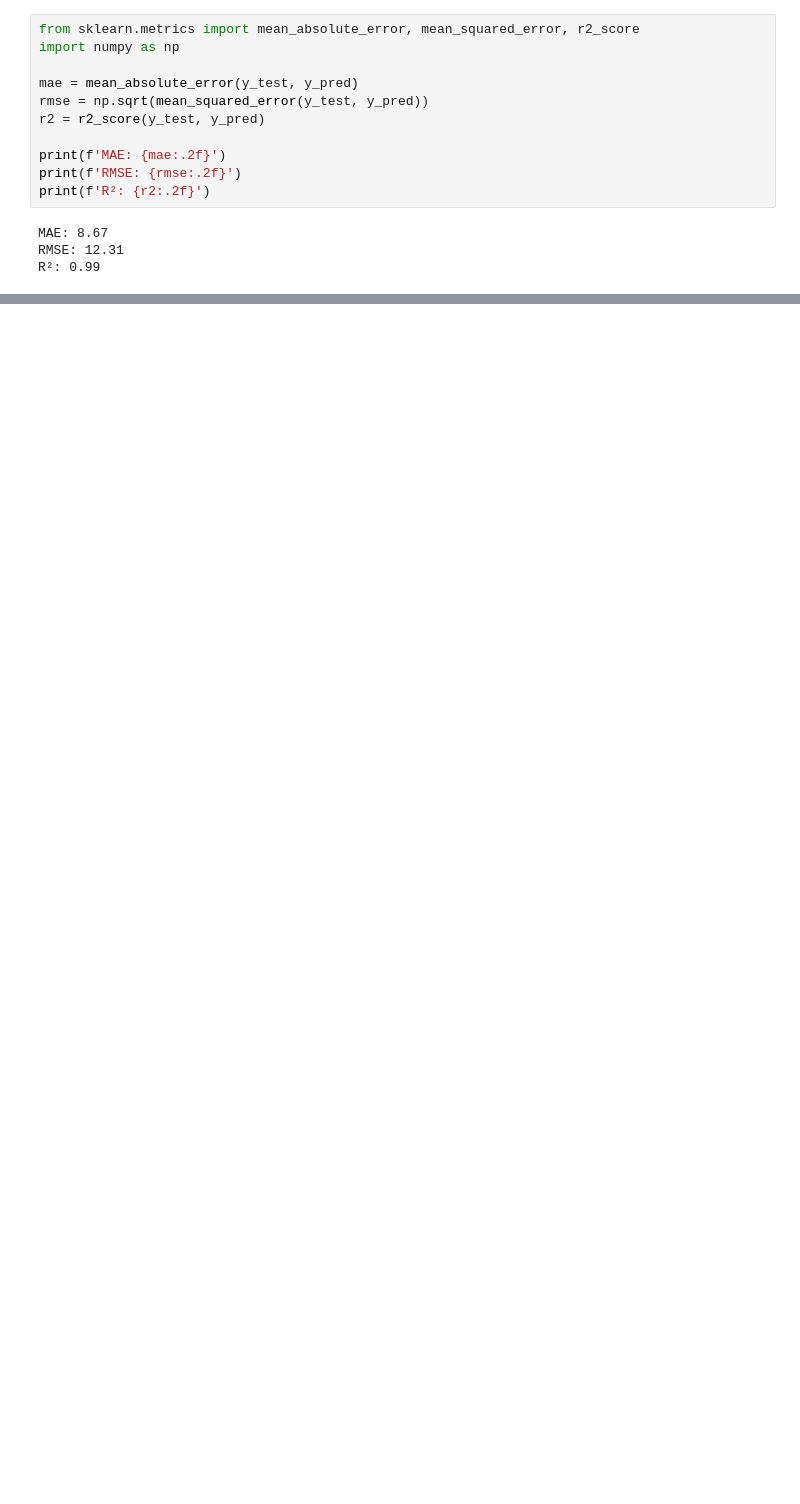
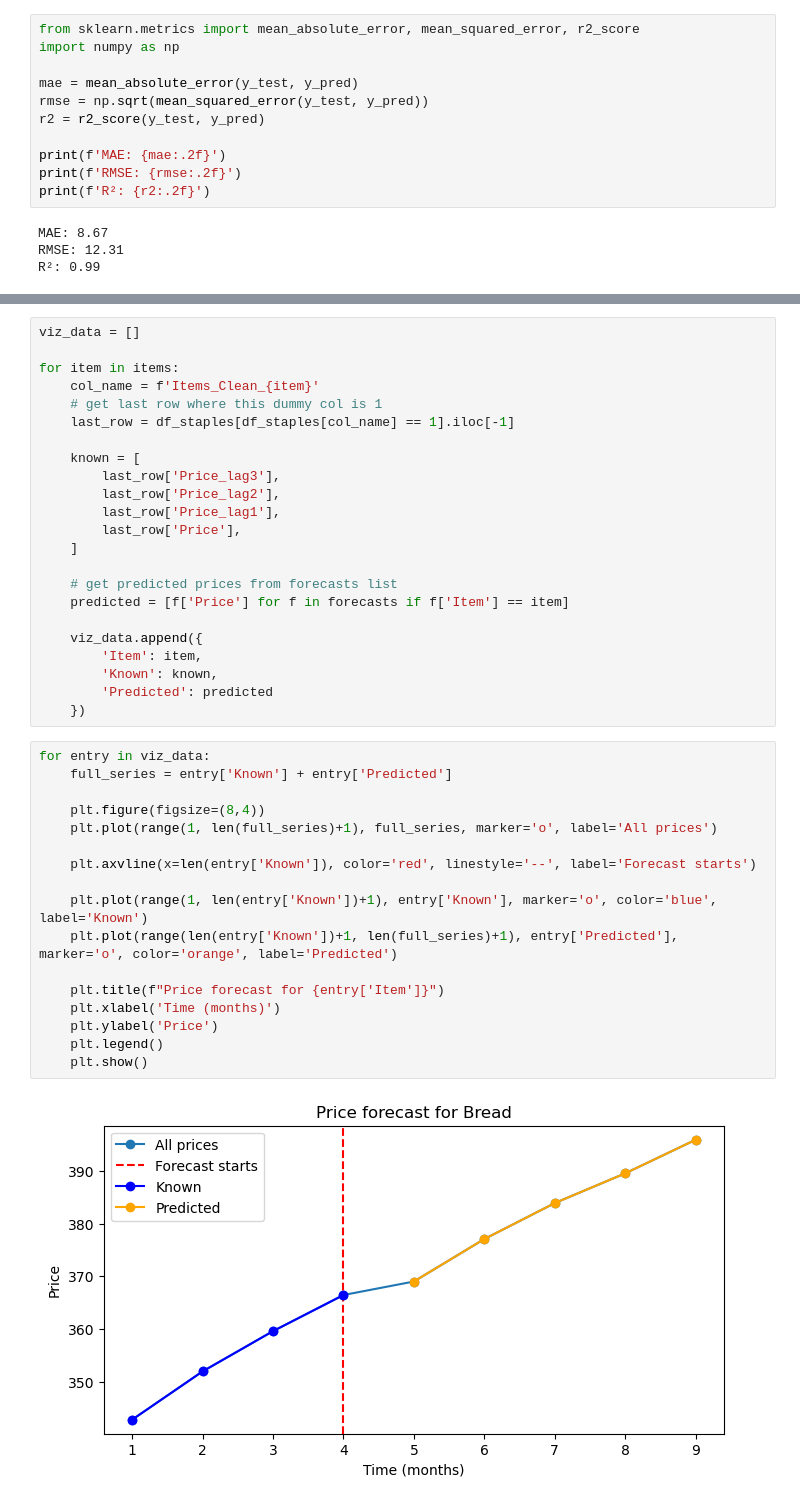
Before and after one commit to LesTobii/food-price-prediction, a Jupyter notebook: Food Price Forecasting.ipynb, the cells around one changed output, grey strips where cells are left out. Saved outputs shown, nothing was run; the diff lists cells and outputs as text; blank space fills up the shorter version.

```diff
--- a/Food Price Forecasting.ipynb
+++ b/Food Price Forecasting.ipynb
@@ -574,0 +590,42 @@ df_forecasts.groupby('Item', as_index=False)['Price'].mean()
+# %%
+viz_data = []
+
+for item in items:
+    col_name = f'Items_Clean_{item}'
+    # get last row where this dummy col is 1
+    last_row = df_staples[df_staples[col_name] == 1].iloc[-1]
+
+    known = [
+        last_row['Price_lag3'],
+        last_row['Price_lag2'],
+        last_row['Price_lag1'],
+        last_row['Price'],
+    ]
+
+    # get predicted prices from forecasts list
+    predicted = [f['Price'] for f in forecasts if f['Item'] == item]
+
+    viz_data.append({
+        'Item': item,
+        'Known': known,
+        'Predicted': predicted
+    })
+# %%
+for entry in viz_data:
+    full_series = entry['Known'] + entry['Predicted']
+
+    plt.figure(figsize=(8,4))
+    plt.plot(range(1, len(full_series)+1), full_series, marker='o', label='All prices')
+
+    plt.axvline(x=len(entry['Known']), color='red', linestyle='--', label='Forecast starts')
+
+    plt.plot(range(1, len(entry['Known'])+1), entry['Known'], marker='o', color='blue', label='Known')
+    plt.plot(range(len(entry['Known'])+1, len(full_series)+1), entry['Predicted'], marker='o', color='orange', label='Predicted')
+
+    plt.title(f"Price forecast for {entry['Item']}")
+    plt.xlabel('Time (months)')
+    plt.ylabel('Price')
+    plt.legend()
+    plt.show()
+# %% [output]
+[figure, added]
```
Also changed, not shown: parts of 51 cells of this notebook, 1 other file.
